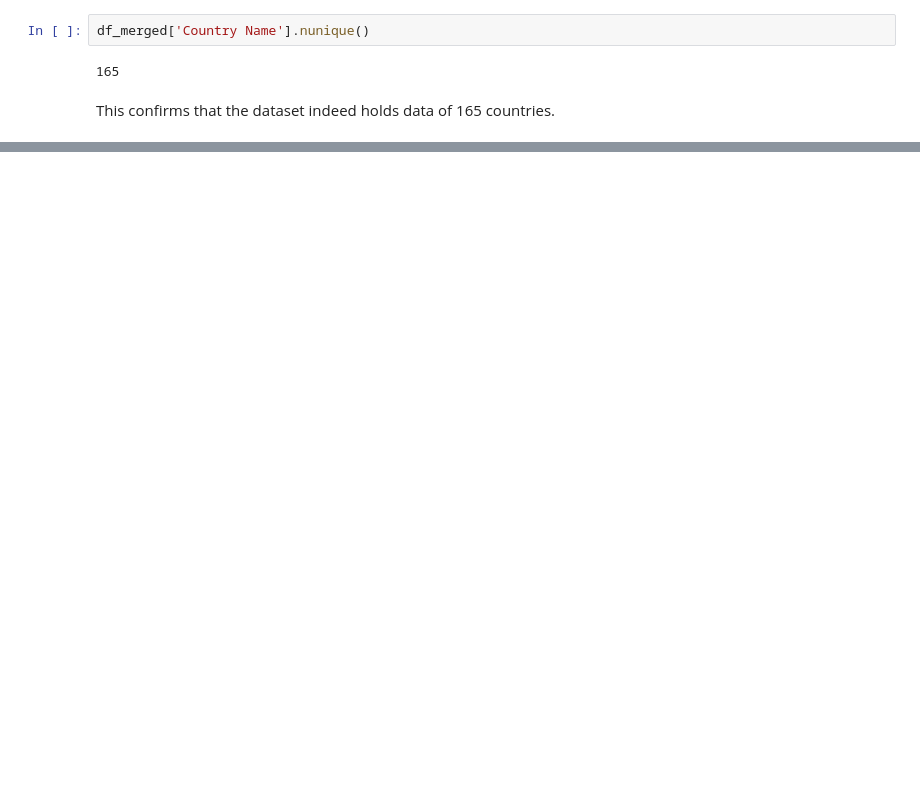
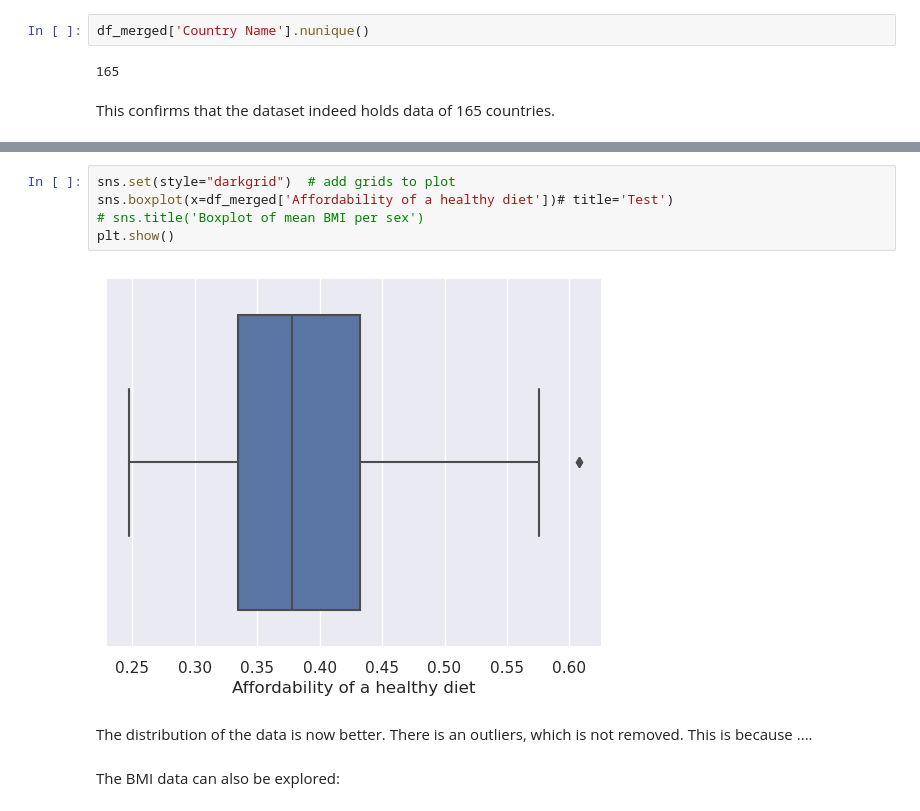
Before and after one commit to JobMaathuis/Affordability_healthy_diet_and_BMI, a Jupyter notebook: final_assignment.ipynb, the cells around one changed output, grey strips where cells are left out. Saved outputs shown, nothing was run; the diff lists cells and outputs as text; blank space fills up the shorter version.

Commit message:
Almost finished data exploration, started on statistical analysis section

```diff
--- a/final_assignment.ipynb
+++ b/final_assignment.ipynb
@@ -157,3 +261,14 @@ This confirms that the dataset indeed holds data of 165 countries.
+# %%
+sns.set(style="darkgrid")  # add grids to plot
+sns.boxplot(x=df_merged['Affordability of a healthy diet'])# title='Test')
+# sns.title('Boxplot of mean BMI per sex')
+plt.show()
+# %% [output]
+[figure, added]
+# %% [markdown]
+The distribution of the data is now better. There is an outliers, which is not removed. This is because ....
+# %% [markdown]
+The BMI data can also be explored:
 # %%
 df_merged['Mean BMI'].describe()
 # %% [output]
```
Also changed, not shown: parts of 46 cells of this notebook.
